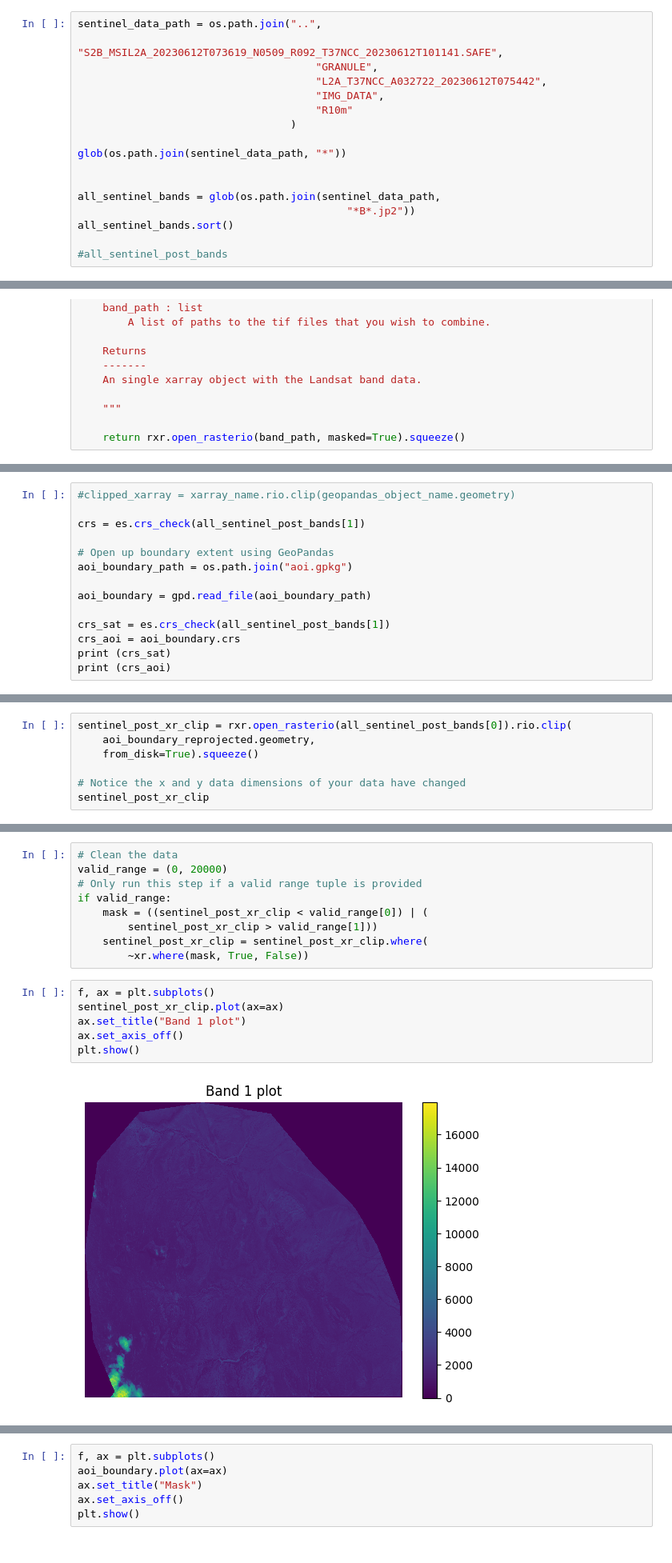
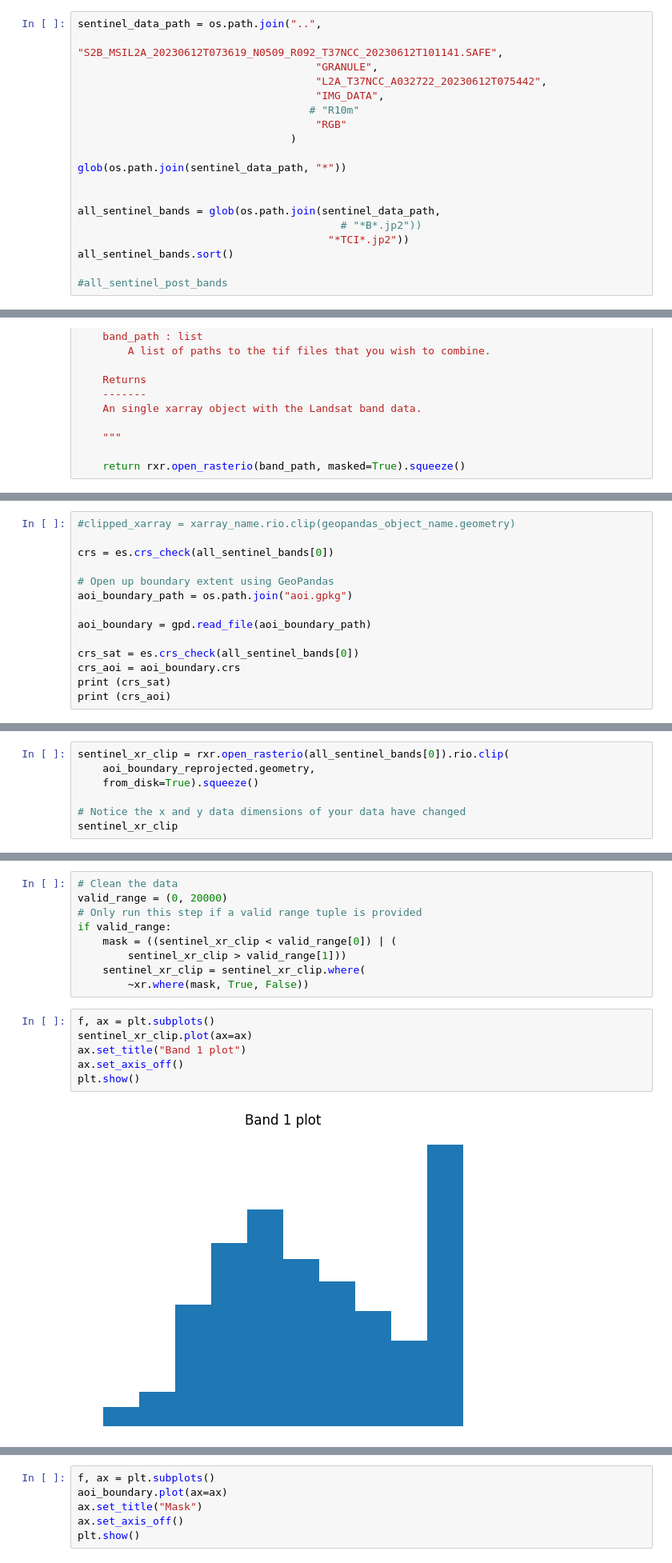
Before and after one commit to mightyMarabu/jupyter_notebooks, a Jupyter notebook: cropData.ipynb, the cells around one changed output, grey strips where cells are left out. Shown at 80% size. Saved outputs shown, nothing was run; the diff lists cells and outputs as text.

```diff
--- a/cropData.ipynb
+++ b/cropData.ipynb
@@ -45,14 +45,16 @@ sentinel_data_path = os.path.join("..",
                                       "GRANULE",
                                       "L2A_T37NCC_A032722_20230612T075442",
                                       "IMG_DATA",
-                                      "R10m"
+                                     # "R10m"
+                                      "RGB"
                                   )
 
 glob(os.path.join(sentinel_data_path, "*"))
 
 
 all_sentinel_bands = glob(os.path.join(sentinel_data_path,
-                                           "*B*.jp2"))
+                                          # "*B*.jp2"))
+                                        "*TCI*.jp2"))
 all_sentinel_bands.sort()
 
 #all_sentinel_post_bands
@@ -87,14 +90,14 @@ plt.show()
 # %%
 #clipped_xarray = xarray_name.rio.clip(geopandas_object_name.geometry)
 
-crs = es.crs_check(all_sentinel_post_bands[1])
+crs = es.crs_check(all_sentinel_bands[0])
 
 # Open up boundary extent using GeoPandas
 aoi_boundary_path = os.path.join("aoi.gpkg")
 
 aoi_boundary = gpd.read_file(aoi_boundary_path)
 
-crs_sat = es.crs_check(all_sentinel_post_bands[1])
+crs_sat = es.crs_check(all_sentinel_bands[0])
 crs_aoi = aoi_boundary.crs
 print (crs_sat)
 print (crs_aoi)
@@ -111,8 +114,8 @@ plt.show()
 # %%
-sentinel_post_xr_clip = rxr.open_rasterio(all_sentinel_post_bands[0]).rio.clip(
+sentinel_xr_clip = rxr.open_rasterio(all_sentinel_bands[0]).rio.clip(
     aoi_boundary_reprojected.geometry,
     from_disk=True).squeeze()
 
 # Notice the x and y data dimensions of your data have changed
-sentinel_post_xr_clip
+sentinel_xr_clip
 # %% [output]
@@ -147,18 +151,18 @@ plt.show()
 valid_range = (0, 20000)
 # Only run this step if a valid range tuple is provided
 if valid_range:
-    mask = ((sentinel_post_xr_clip < valid_range[0]) | (
-        sentinel_post_xr_clip > valid_range[1]))
-    sentinel_post_xr_clip = sentinel_post_xr_clip.where(
+    mask = ((sentinel_xr_clip < valid_range[0]) | (
+        sentinel_xr_clip > valid_range[1]))
+    sentinel_xr_clip = sentinel_xr_clip.where(
         ~xr.where(mask, True, False))
 # %%
 f, ax = plt.subplots()
-sentinel_post_xr_clip.plot(ax=ax)
+sentinel_xr_clip.plot(ax=ax)
 ax.set_title("Band 1 plot")
 ax.set_axis_off()
 plt.show()
 # %% [output]
-[figure, old version]
+[figure, new version]
 # %%
 def open_clean_band(band_path, clip_extent, valid_range=None):
     """A function that opens a Landsat band as an (rio)xarray object
```
Also changed, not shown: parts of 16 cells of this notebook, 3 other files.
